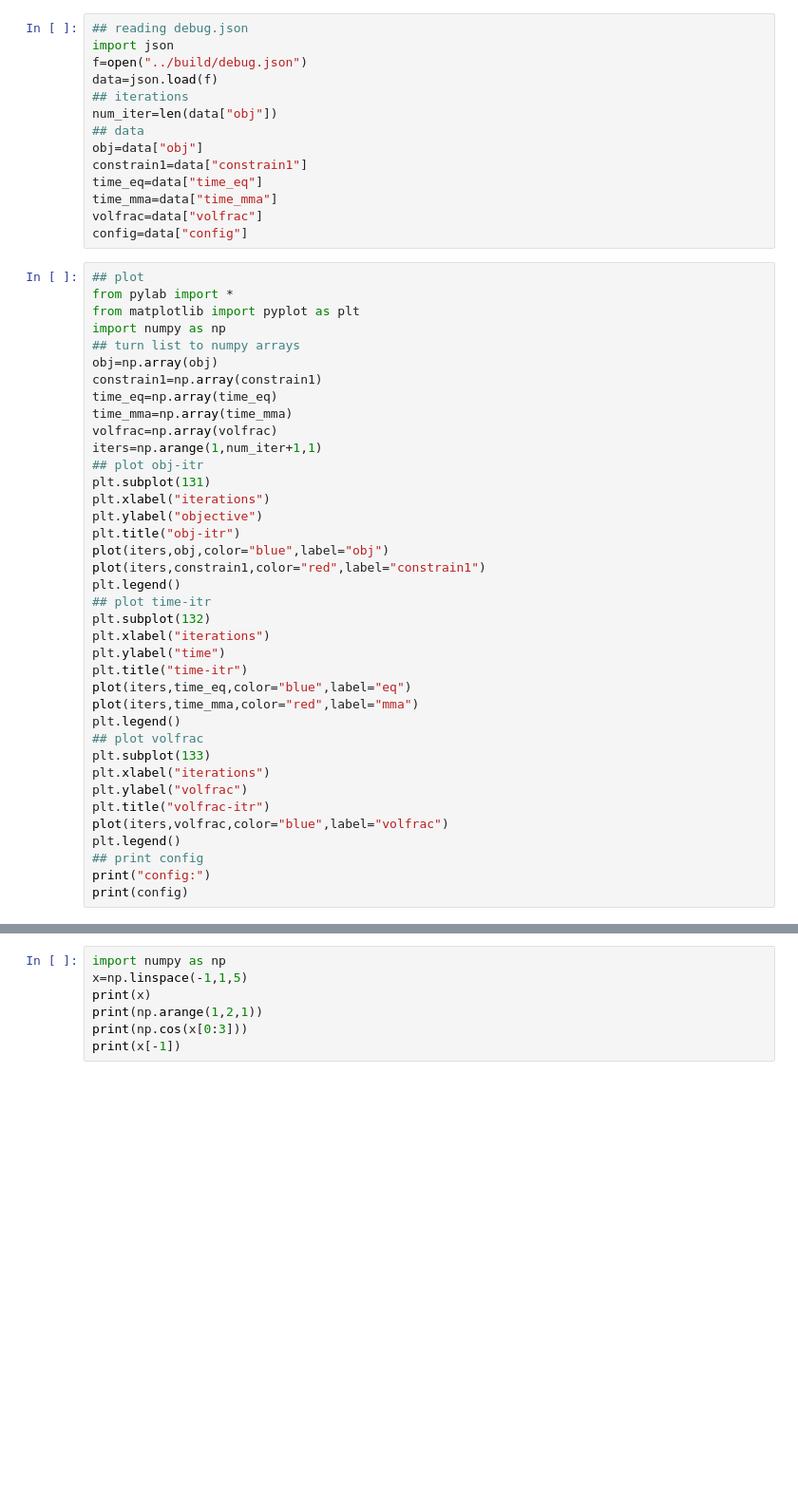
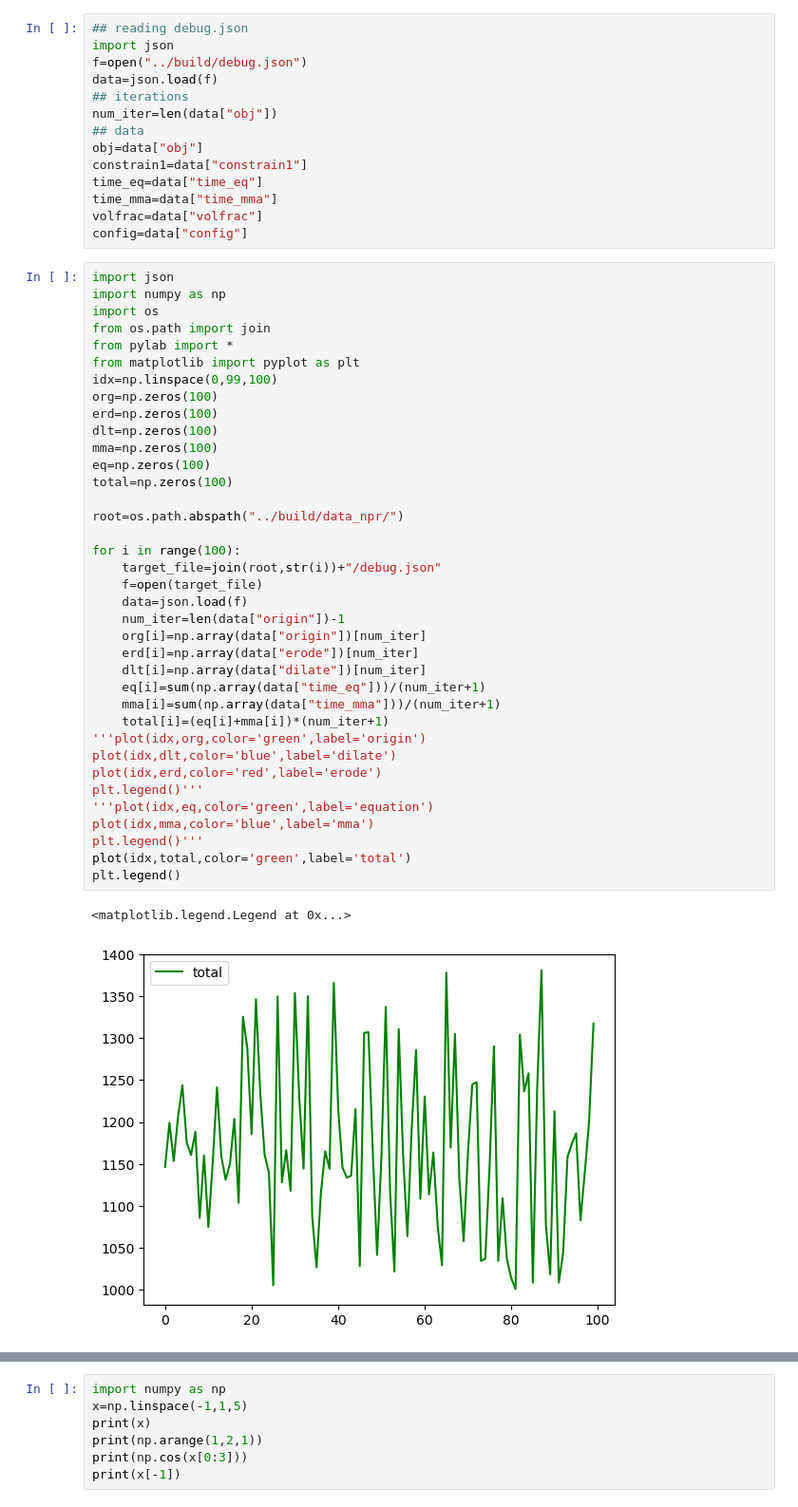
Before and after one commit to Schnabel-8/homo3d, a Jupyter notebook: scripts/data_process.ipynb, the cells around one changed output, grey strips where cells are left out. Shown: that part at 95% size. Saved outputs shown, nothing was run; the diff lists cells and outputs as text; blank space fills up the shorter version.

```diff
--- a/scripts/data_process.ipynb
+++ b/scripts/data_process.ipynb
@@ -12,41 +12,43 @@ time_eq=data["time_eq"]
 time_mma=data["time_mma"]
 volfrac=data["volfrac"]
 config=data["config"]
-# %%
-## plot
-from pylab import *
-from matplotlib import pyplot as plt
-import numpy as np
-## turn list to numpy arrays
-obj=np.array(obj)
-constrain1=np.array(constrain1)
-time_eq=np.array(time_eq)
-time_mma=np.array(time_mma)
-volfrac=np.array(volfrac)
-iters=np.arange(1,num_iter+1,1)
-## plot obj-itr
-plt.subplot(131)
-plt.xlabel("iterations")
-plt.ylabel("objective")
-plt.title("obj-itr")
-plot(iters,obj,color="blue",label="obj")
-plot(iters,constrain1,color="red",label="constrain1")
-plt.legend()
-## plot time-itr
-plt.subplot(132)
-plt.xlabel("iterations")
-plt.ylabel("time")
-plt.title("time-itr")
-plot(iters,time_eq,color="blue",label="eq")
-plot(iters,time_mma,color="red",label="mma")
-plt.legend()
-## plot volfrac
-plt.subplot(133)
-plt.xlabel("iterations")
-plt.ylabel("volfrac")
-plt.title("volfrac-itr")
-plot(iters,volfrac,color="blue",label="volfrac")
-plt.legend()
-## print config
-print("config:")
-print(config)
+# %%
+import json
+import numpy as np
+import os
+from os.path import join
+from pylab import *
+from matplotlib import pyplot as plt
+idx=np.linspace(0,99,100)
+org=np.zeros(100)
+erd=np.zeros(100)
+dlt=np.zeros(100)
+mma=np.zeros(100)
+eq=np.zeros(100)
+total=np.zeros(100)
+
+root=os.path.abspath("../build/data_npr/")
+
+for i in range(100):
+    target_file=join(root,str(i))+"/debug.json"
+    f=open(target_file)
+    data=json.load(f)
+    num_iter=len(data["origin"])-1
+    org[i]=np.array(data["origin"])[num_iter]
+    erd[i]=np.array(data["erode"])[num_iter]
+    dlt[i]=np.array(data["dilate"])[num_iter]
+    eq[i]=sum(np.array(data["time_eq"]))/(num_iter+1)
+    mma[i]=sum(np.array(data["time_mma"]))/(num_iter+1)
+    total[i]=(eq[i]+mma[i])*(num_iter+1)
+'''plot(idx,org,color='green',label='origin')
+plot(idx,dlt,color='blue',label='dilate')
+plot(idx,erd,color='red',label='erode')
+plt.legend()'''
+'''plot(idx,eq,color='green',label='equation')
+plot(idx,mma,color='blue',label='mma')
+plt.legend()'''
+plot(idx,total,color='green',label='total')
+plt.legend()
+# %% [output]
+<matplotlib.legend.Legend at 0x...>
+[figure, added]
```
Also changed, not shown: parts of 4 cells of this notebook, 10 other files.
